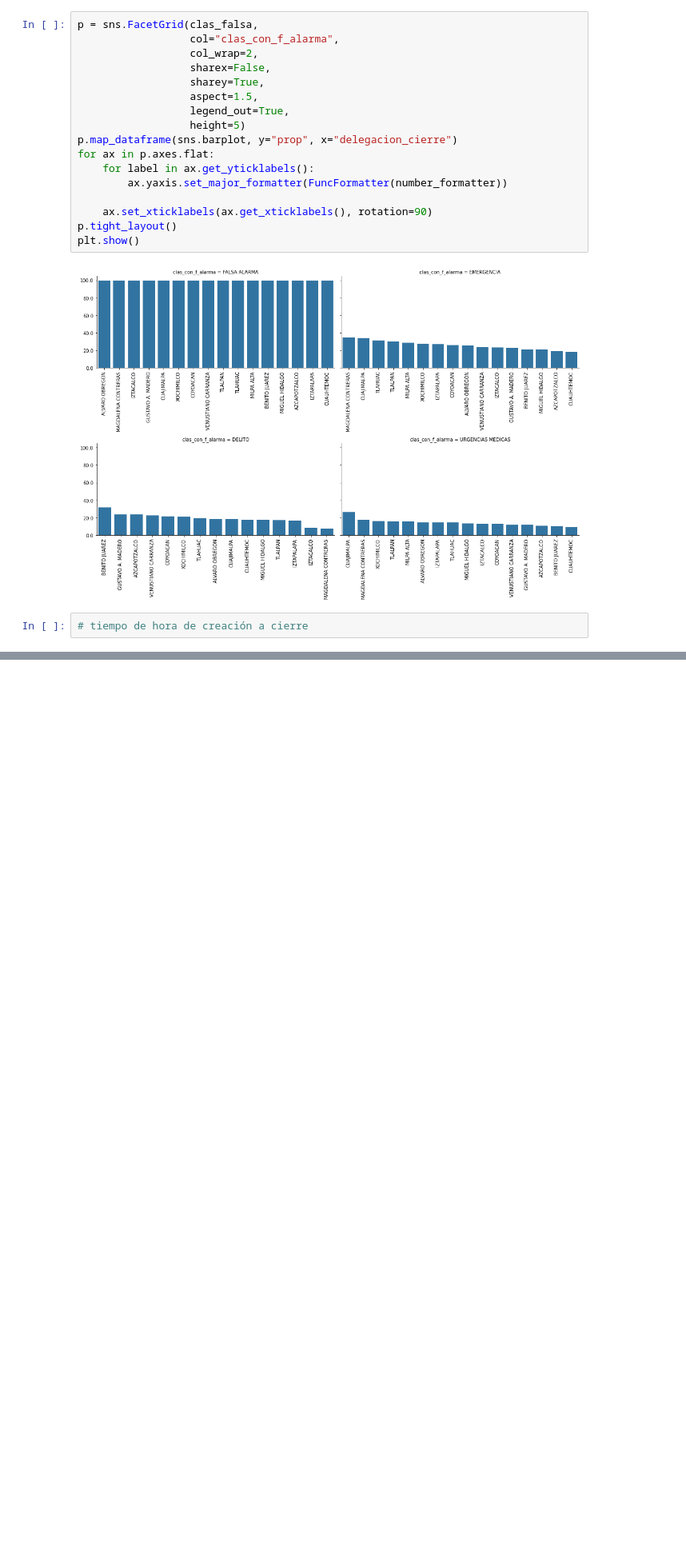
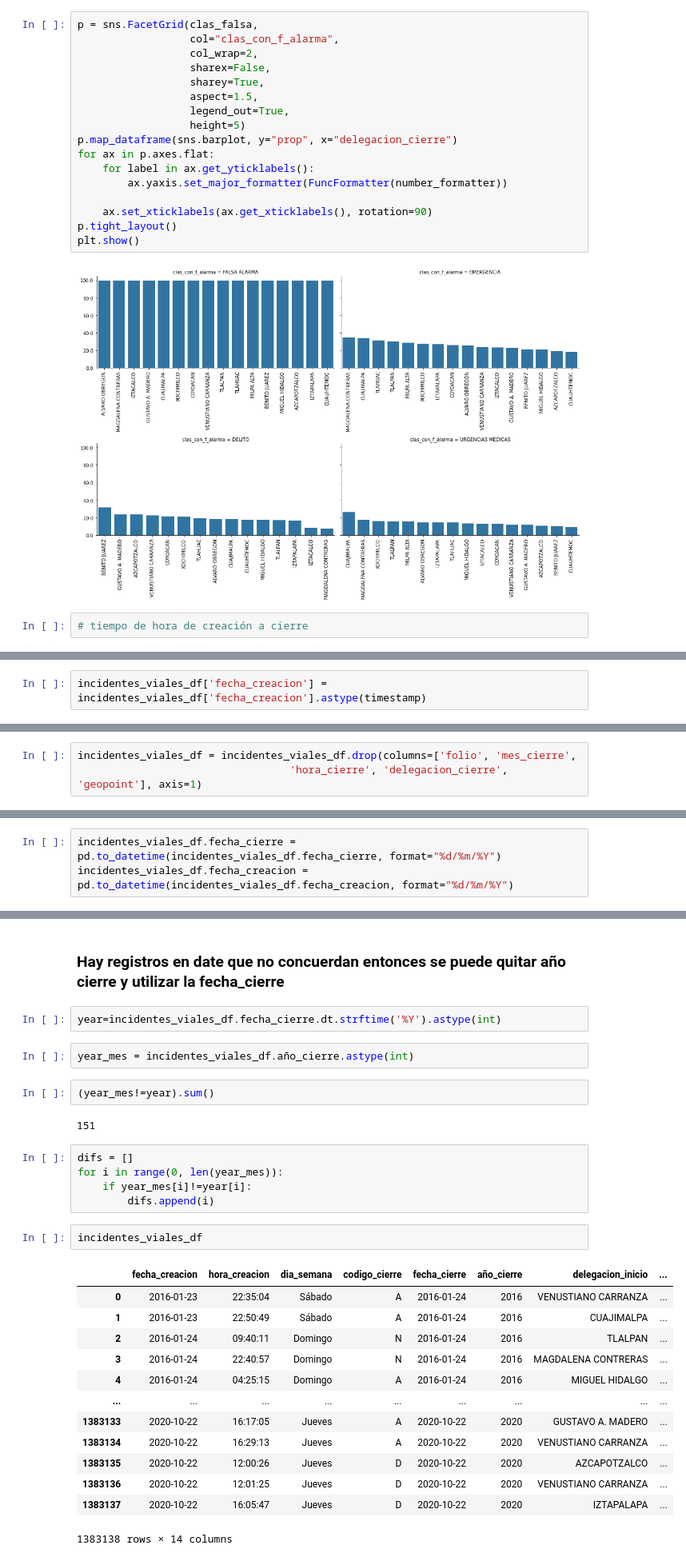
Before and after one commit to caroacostatovany/accidentes-viales-CDMX, a Jupyter notebook: notebooks/EDA_GEDA_Caro.ipynb, the cells around one changed output, grey strips where cells are left out. Shown at 80% size. Saved outputs shown, nothing was run; the diff lists cells and outputs as text; blank space fills up the shorter version.

Commit message:
Agregar modificación de fecha a su tipu timestamp

```diff
--- a/notebooks/EDA_GEDA_Caro.ipynb
+++ b/notebooks/EDA_GEDA_Caro.ipynb
@@ -1231,0 +1224,2 @@ plt.show()
+# %%
+incidentes_viales_df['fecha_creacion'] = incidentes_viales_df['fecha_creacion'].astype(timestamp)
@@ -1231,0 +1228,3 @@ plt.show()
+# %%
+incidentes_viales_df = incidentes_viales_df.drop(columns=['folio', 'mes_cierre',
+                                  'hora_cierre', 'delegacion_cierre', 'geopoint'], axis=1)
@@ -1231,0 +1261,3 @@ plt.show()
+# %%
+incidentes_viales_df.fecha_cierre = pd.to_datetime(incidentes_viales_df.fecha_cierre, format="%d/%m/%Y")
+incidentes_viales_df.fecha_creacion = pd.to_datetime(incidentes_viales_df.fecha_creacion, format="%d/%m/%Y")
@@ -1231,0 +1282,31 @@ plt.show()
+# %% [markdown]
+### Hay registros en date que no concuerdan entonces se puede quitar año cierre y utilizar la fecha_cierre
+# %%
+year=incidentes_viales_df.fecha_cierre.dt.strftime('%Y').astype(int)
+# %%
+year_mes = incidentes_viales_df.año_cierre.astype(int)
+# %%
+(year_mes!=year).sum()
+# %% [output]
+151
+# %%
+difs = []
+for i in range(0, len(year_mes)):
+    if year_mes[i]!=year[i]:
+        difs.append(i)
+# %%
+incidentes_viales_df
+# %% [output]
+|  | fecha_creacion | hora_creacion | dia_semana | codigo_cierre | fecha_cierre | año_cierre | delegacion_inicio | ... |
+| 0 | 2016-01-23 | 22:35:04 | Sábado | A | 2016-01-24 | 2016 | VENUSTIANO CARRANZA | ... |
+| 1 | 2016-01-23 | 22:50:49 | Sábado | A | 2016-01-24 | 2016 | CUAJIMALPA | ... |
+| 2 | 2016-01-24 | 09:40:11 | Domingo | N | 2016-01-24 | 2016 | TLALPAN | ... |
+| 3 | 2016-01-24 | 22:40:57 | Domingo | N | 2016-01-24 | 2016 | MAGDALENA CONTRERAS | ... |
+| 4 | 2016-01-24 | 04:25:15 | Domingo | A | 2016-01-24 | 2016 | MIGUEL HIDALGO | ... |
+| ... | ... | ... | ... | ... | ... | ... | ... | ... |
+| 1383133 | 2020-10-22 | 16:17:05 | Jueves | A | 2020-10-22 | 2020 | GUSTAVO A. MADERO | ... |
+| 1383134 | 2020-10-22 | 16:29:13 | Jueves | A | 2020-10-22 | 2020 | VENUSTIANO CARRANZA | ... |
+| 1383135 | 2020-10-22 | 12:00:26 | Jueves | D | 2020-10-22 | 2020 | AZCAPOTZALCO | ... |
+| 1383136 | 2020-10-22 | 12:01:25 | Jueves | D | 2020-10-22 | 2020 | VENUSTIANO CARRANZA | ... |
+| 1383137 | 2020-10-22 | 16:05:47 | Jueves | D | 2020-10-22 | 2020 | IZTAPALAPA | ... |
+1383138 rows × 14 columns
```
Also changed, not shown: parts of 8 cells of this notebook.
